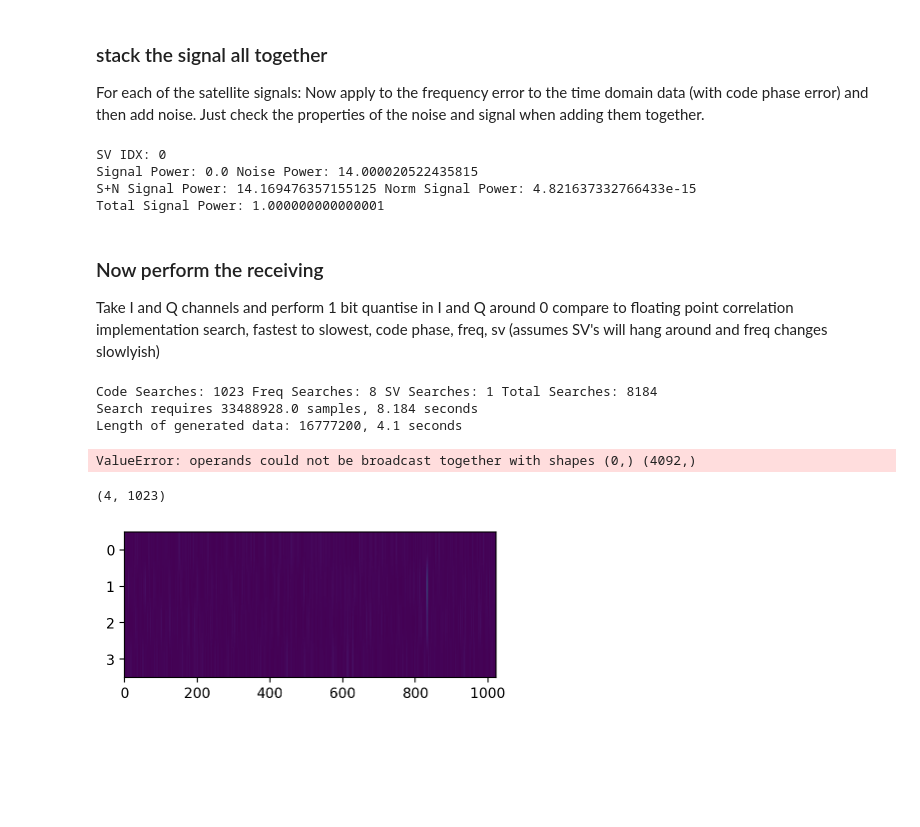
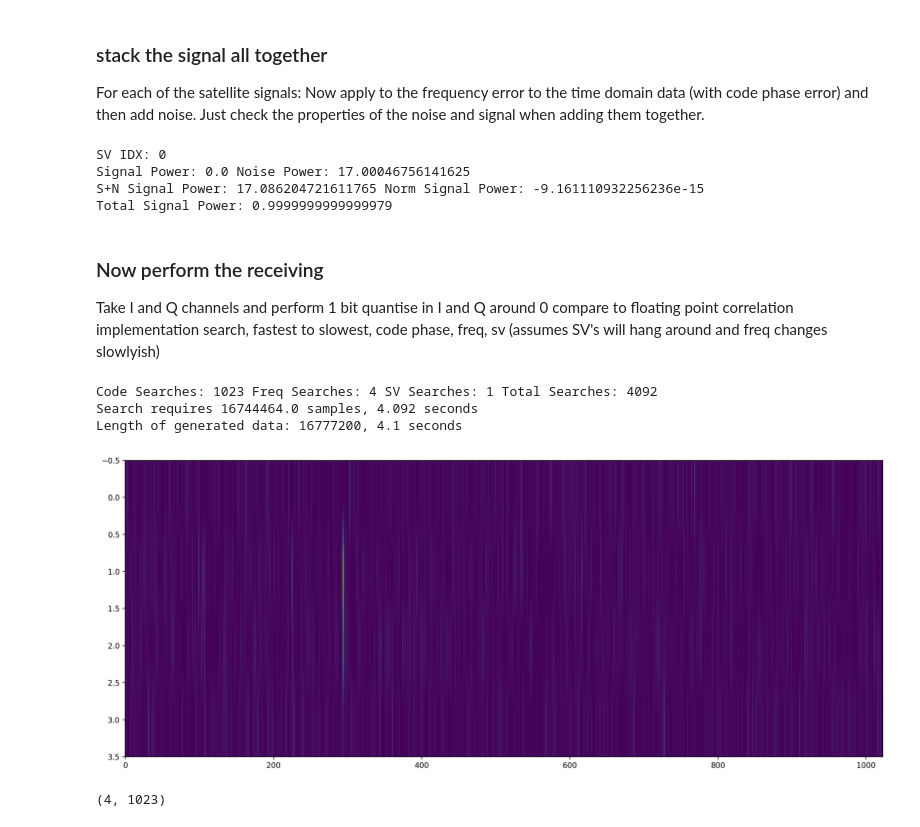
Before and after one commit to jpigdon/ttsky26a_gps_accelerator, a Jupyter notebook: prototyping/ca_acq_testing.ipynb, the cells around one changed output. Cells and saved outputs as stored; diff of their text form; code cells hidden in the pictures; blank space fills up the shorter version.

```diff
--- a/prototyping/ca_acq_testing.ipynb
+++ b/prototyping/ca_acq_testing.ipynb
@@ -16,7 +16,7 @@ if module_path not in sys.path:
 import ca_code_gen
 # %%
 oversample_ratio = 4.0
-num_symbols = 8200
+num_symbols = 4100
 phase_flip = 20 #BPSK every 20
 chip_rate = 1.023e6
 
@@ -169,9 +169,9 @@ total_signal_power = np.mean(np.abs(combined_noisy_signal)**2)
 print(f"Total Signal Power: {total_signal_power}")
 # %% [output]
 SV IDX: 0
-Signal Power: 0.0 Noise Power: 14.000020522435815
-S+N Signal Power: 14.169476357155125 Norm Signal Power: 4.821637332766433e-15
-Total Signal Power: 1.000000000000001
+Signal Power: 0.0 Noise Power: 17.00046756141625
+S+N Signal Power: 17.086204721611765 Norm Signal Power: -9.161110932256236e-15
+Total Signal Power: 0.9999999999999979
 # %%
 #plt.plot(np.abs(combined_noisy_signal))
 # %% [markdown]
@@ -184,7 +184,7 @@ i_chan_quantised = np.array(np.where(np.real(combined_noisy_signal) >= 0.0, 1,-1
 q_chan_quantised = np.array(np.where(np.imag(combined_noisy_signal) >= 0.0, 1,-1),dtype="int8")
 # %%
 code_phase_search_steps = 1023
-freq_search_range_hz = [-1000, 1000]
+freq_search_range_hz = [-500, 500]
 freq_search_step_hz = 250
 sv_search_steps = 1 #
 #sv_search_steps = ca_code_gen.num_sv()
@@ -241,13 +241,14 @@ for sv_idx in range(sv_search_steps):
             search_correlation_metric_q = np.sum(search_samples_q * rotated_test_q)
             magsq_results_table[sv_idx][freq_idx][code_idx] = search_correlation_metric_i*search_correlation_metric_i+search_correlation_metric_q*search_correlation_metric_q#print(f"Search Code: {code_idx} Freq: {freq_idx} SV {sv_idx} I val {search_correlation_metric_i} Q val {search_correlation_metric_q}")
 # %% [output]
-Code Searches: 1023 Freq Searches: 8 SV Searches: 1 Total Searches: 8184
-Search requires 33488928.0 samples, 8.184 seconds
+Code Searches: 1023 Freq Searches: 4 SV Searches: 1 Total Searches: 4092
+Search requires 16744464.0 samples, 4.092 seconds
 Length of generated data: 16777200, 4.1 seconds
-ValueError: operands could not be broadcast together with shapes (0,) (4092,)
 # %%
-plt.imshow(magsq_results_table[0], aspect=100)
+fig, ax = plt.subplots(figsize=(18, 18))
+ax.imshow(magsq_results_table[0], aspect=100)
+plt.show()
 np.shape(magsq_results_table[0])
 # %% [output]
+[figure, new version]
 (4, 1023)
-[figure, old version]
```
Also changed, not shown: parts of 2 cells of this notebook.
